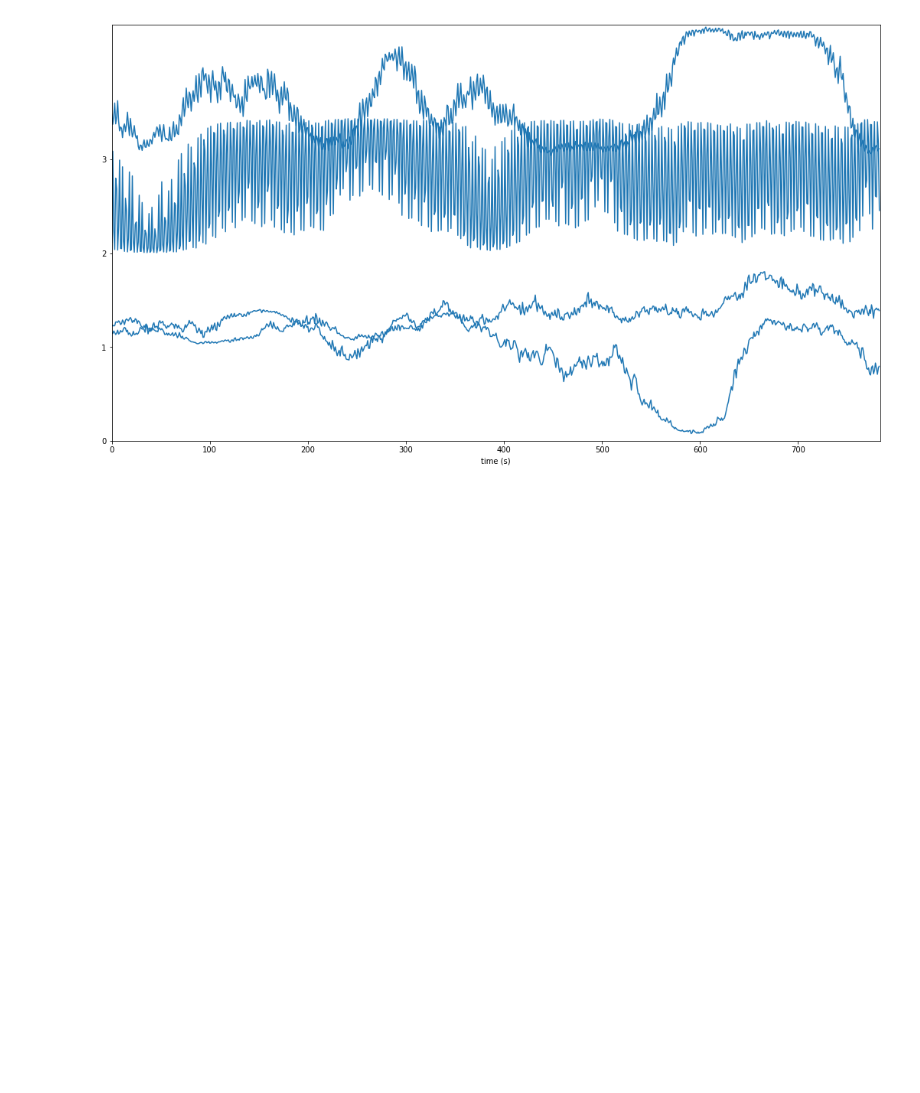
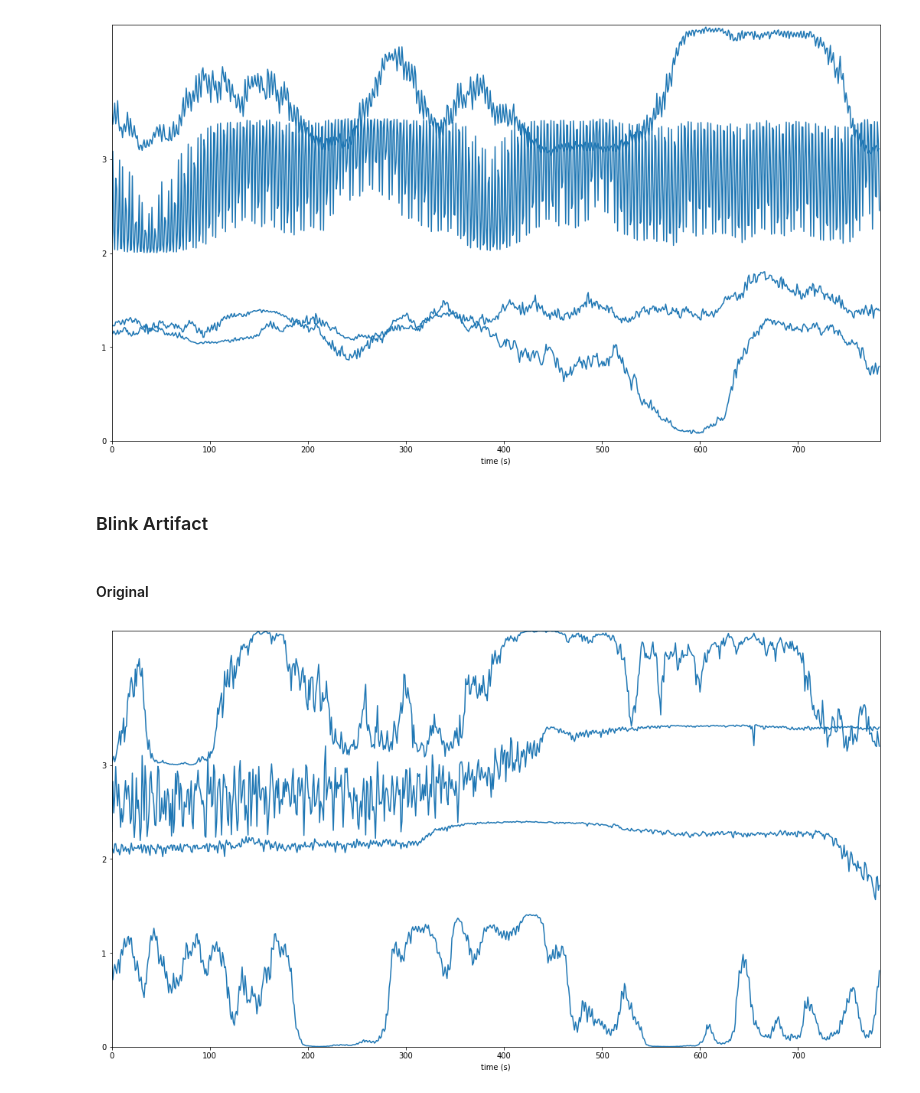
Before and after one commit to DanielLongo/NeuralFill, a Jupyter notebook: visualize/plot_denoise_1c.ipynb, the cells around one changed output. Cells and saved outputs as stored; diff of their text form; code cells hidden in the pictures; blank space fills up the shorter version.

Commit message:
blinks denoise

```diff
--- a/visualize/plot_denoise_1c.ipynb
+++ b/visualize/plot_denoise_1c.ipynb
@@ -28,3 +30,13 @@ stacklineplot.stackplot(samples[16:16+4])
 stacklineplot.stackplot(samples[16*2:16*2+4])
 # %% [output]
 [figure]
+# %% [markdown]
+### Blink Artifact
+# %%
+blink_samples = np.load("../denoise/results_denoise/1000_blink_eval_recon.npy")
+# %% [markdown]
+#### Original
+# %%
+stacklineplot.stackplot(blink_samples[:4], yscale=1)
+# %% [output]
+[figure, added]
```
Also changed, not shown: parts of 6 cells of this notebook, 6 other files.
